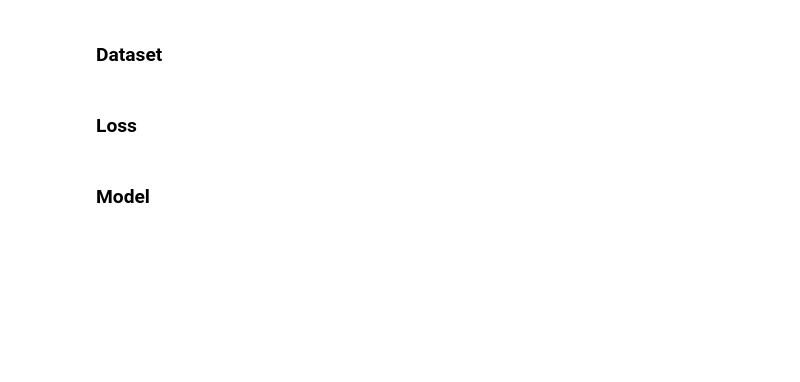
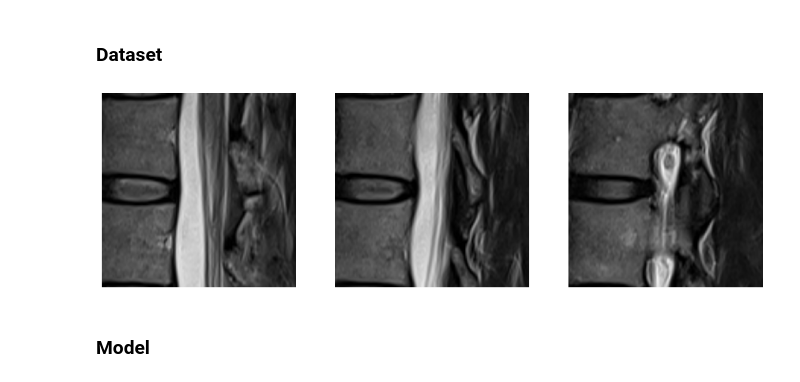
Before and after one commit to TheoViel/kaggle_rsna_lumbar_spine, a Jupyter notebook: notebooks/Training.ipynb, the cells around one changed output. Saved outputs shown, nothing was run; the diff lists cells and outputs as text; code cells hidden in the pictures; blank space fills up the shorter version.

Commit message:
coords, lstm-side, more tweaking

```diff
--- a/notebooks/Training.ipynb
+++ b/notebooks/Training.ipynb
@@ -128,18 +138,21 @@ dataset = CropSagAxDataset(
 # # df = prepare_data_crop(DATA_PATH, crop_folder="../input/crops_fix/")
 # df = prepare_data_nfn(DATA_PATH, "../input/crops_fix/")
 # df = prepare_data_nfn(DATA_PATH, "../input/coords_crops_0.15_2/")
+# df = prepare_data_ss_crop(DATA_PATH, crop_folder="../input/crops_ax_0.15/")
+df = prepare_data_crop(DATA_PATH, crop_folder="../input/coords_crops_0.1_2/")
 
-# dataset = CropDataset(
-#     df,
-#     "target",
-#     transforms=transfos,
-#     frames_chanel=0,
-#     n_frames=3,
-#     stride=1,
-#     train=True,
-#     load_in_ram=False,
-#     use_coords_crop=True
-# )
+dataset = CropDataset(
+    df,
+    "target",
+    transforms=transfos,
+    frames_chanel=0,
+    n_frames=3,
+    stride=1,
+    train=True,
+    load_in_ram=False,
+    use_coords_crop=True,
+    flip=True
+)
 # %%
 for i in tqdm(range(len(dataset))):
     x, y, y_aux = dataset[i]
@@ -151,22 +164,22 @@ for i in tqdm(range(len(dataset))):
 # %%
-x, y, y_aux = dataset[1]
+x, y, y_aux = dataset[0]
 # x = x['ax']
 
 try:
     img = x.numpy().transpose(0, 2, 3, 1)
 
     plt.figure(figsize=(15, 5))
     for f in range(len(img)):
         plt.subplot(1, len(img), f + 1)
         plt.imshow(img[f])
         plt.axis(False)
     plt.show()
 
 except:
     img = x.numpy().transpose(1, 2, 0)
     plt.figure(figsize=(15, 5))
     plt.imshow(img)
     plt.axis(False)
     plt.show()
+# %% [output]
+[figure, added]
-# %% [markdown]
-### Loss
```
Also changed, not shown: parts of 20 cells of this notebook, 20 other files.
